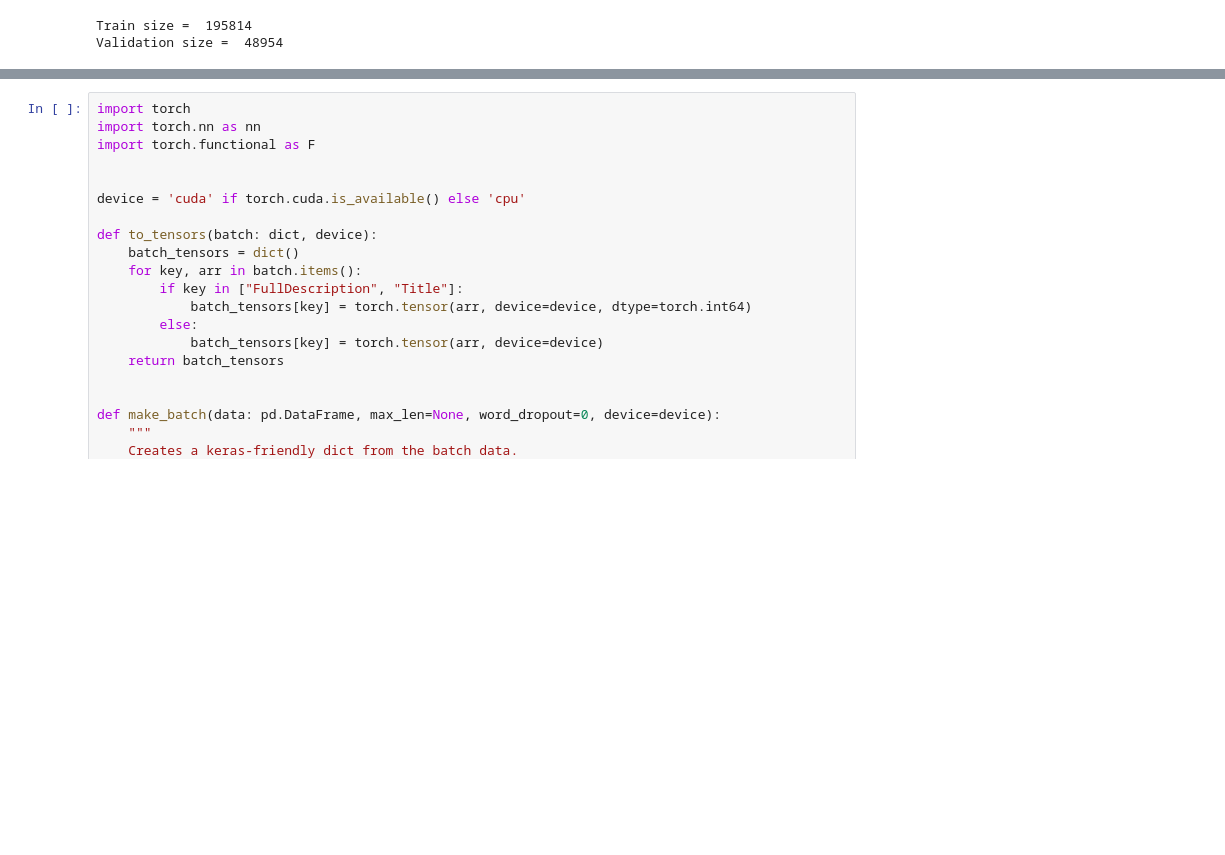
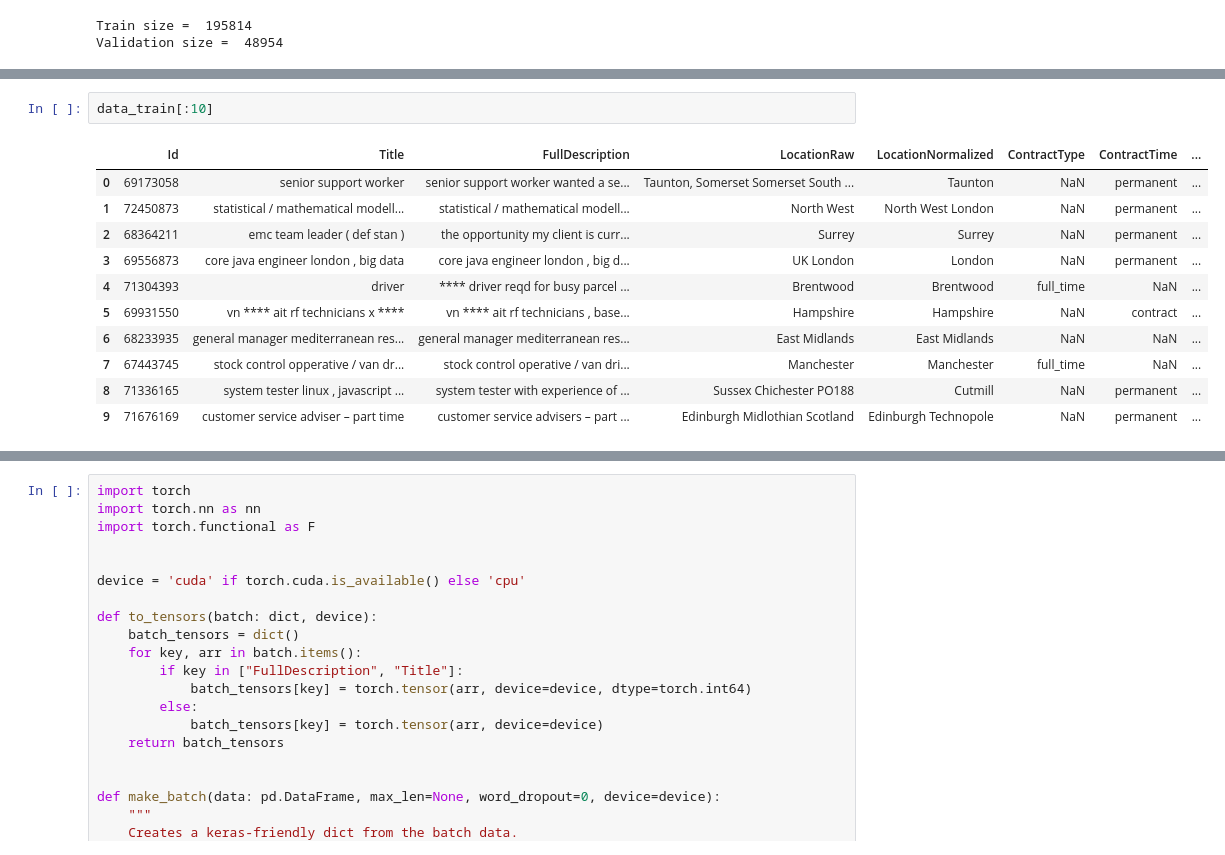
Before and after one commit to virtualphoton/nlp_course_2022, a Jupyter notebook: week02_classification/seminar.ipynb, the cells around one changed output, grey strips where cells are left out. Drawn from its saved outputs; the diff is of its cells as text; blank space fills up the shorter version.

```diff
--- a/week02_classification/seminar.ipynb
+++ b/week02_classification/seminar.ipynb
@@ -258,0 +266,14 @@ Validation size =  48954
+# %%
+data_train[:10]
+# %% [output]
+|  | Id | Title | FullDescription | LocationRaw | LocationNormalized | ContractType | ContractTime | ... |
+| 0 | 69173058 | senior support worker | senior support worker wanted a se... | Taunton, Somerset Somerset South ... | Taunton | NaN | permanent | ... |
+| 1 | 72450873 | statistical / mathematical modell... | statistical / mathematical modell... | North West | North West London | NaN | permanent | ... |
+| 2 | 68364211 | emc team leader ( def stan ) | the opportunity my client is curr... | Surrey | Surrey | NaN | permanent | ... |
+| 3 | 69556873 | core java engineer london , big data | core java engineer london , big d... | UK London | London | NaN | permanent | ... |
+| 4 | 71304393 | driver | **** driver reqd for busy parcel ... | Brentwood | Brentwood | full_time | NaN | ... |
+| 5 | 69931550 | vn **** ait rf technicians x **** | vn **** ait rf technicians , base... | Hampshire | Hampshire | NaN | contract | ... |
+| 6 | 68233935 | general manager mediterranean res... | general manager mediterranean res... | East Midlands | East Midlands | NaN | NaN | ... |
+| 7 | 67443745 | stock control opperative / van dr... | stock control operative / van dri... | Manchester | Manchester | full_time | NaN | ... |
+| 8 | 71336165 | system tester linux , javascript ... | system tester with experience of ... | Sussex Chichester PO188 | Cutmill | NaN | permanent | ... |
+| 9 | 71676169 | customer service adviser – part time | customer service advisers – part ... | Edinburgh Midlothian Scotland | Edinburgh Technopole | NaN | permanent | ... |
```
Also changed, not shown: parts of 4 cells of this notebook, 3 other files.
